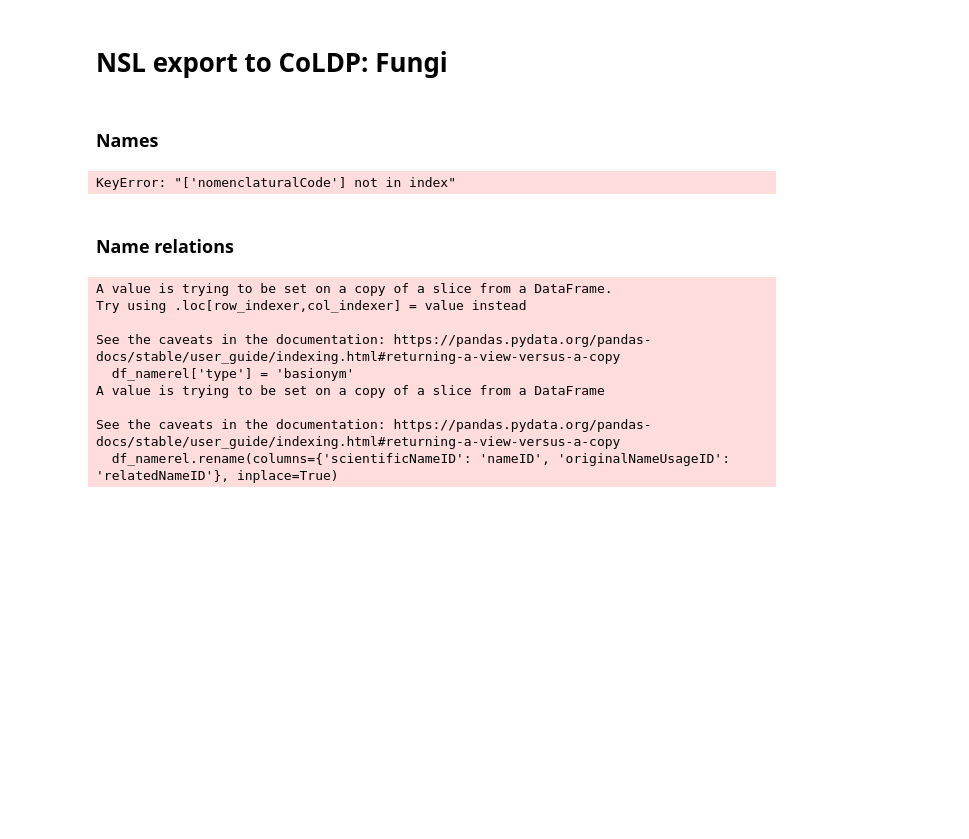
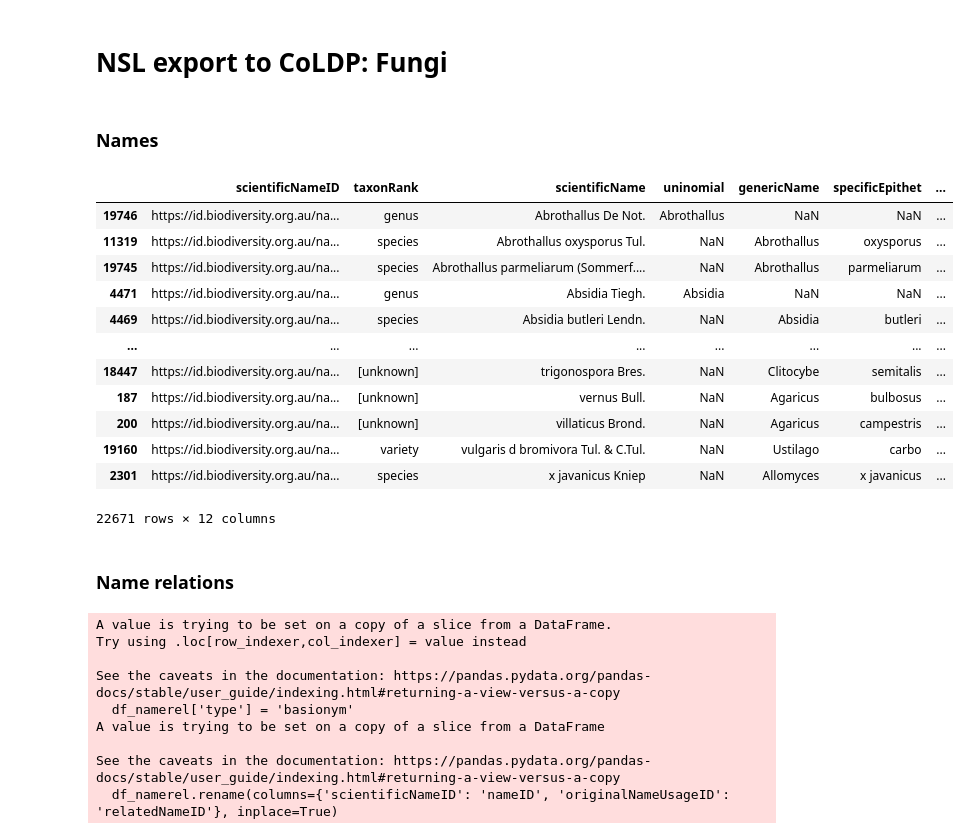
Before and after one commit to nielsklazenga/nsl_export_to_coldp, a Jupyter notebook: nsl_fungi.ipynb, the cells around one changed output. Saved outputs shown, nothing was run; the diff lists cells and outputs as text; code cells hidden in the pictures; blank space fills up the shorter version.

Commit message:
chnage nomenclaturalCode to code in name.tsv

```diff
--- a/nsl_fungi.ipynb
+++ b/nsl_fungi.ipynb
@@ -114,35 +114,47 @@ for index, row in df5.iterrows():
         uninomial = row['genericName']
         generic_name = np.NaN
 
     uninomials.append(uninomial)
     generic_names.append(generic_name)
 
 df5['taxonRank'] = taxon_ranks
 df5['genericName'] = generic_names
 df5['uninomial'] = uninomials
 
 # Add nomenclaturalCode; 'ICN' in GBIF vocab. but 'botanical' in CoLDP
 df5['code'] = 'botanical'
 
 df5 = df5[[
     'scientificNameID',
     'taxonRank',
     'scientificName',
     'uninomial',
     'genericName',
     'specificEpithet',
     'infraspecificEpithet',
     'scientificNameAuthorship',
-    'nomenclaturalCode',
+    'code',
     'nomenclaturalStatus',
     'originalNameUsageID',
     'originalNameUsage'
   ]]
 
 df_nam = df5
 df5
 # %% [output]
+|  | scientificNameID | taxonRank | scientificName | uninomial | genericName | specificEpithet | ... |
+| 19746 | https://id.biodiversity.org.au/na... | genus | Abrothallus De Not. | Abrothallus | NaN | NaN | ... |
+| 11319 | https://id.biodiversity.org.au/na... | species | Abrothallus oxysporus Tul. | NaN | Abrothallus | oxysporus | ... |
+| 19745 | https://id.biodiversity.org.au/na... | species | Abrothallus parmeliarum (Sommerf.... | NaN | Abrothallus | parmeliarum | ... |
+| 4471 | https://id.biodiversity.org.au/na... | genus | Absidia Tiegh. | Absidia | NaN | NaN | ... |
+| 4469 | https://id.biodiversity.org.au/na... | species | Absidia butleri Lendn. | NaN | Absidia | butleri | ... |
+| ... | ... | ... | ... | ... | ... | ... | ... |
+| 18447 | https://id.biodiversity.org.au/na... | [unknown] | trigonospora Bres. | NaN | Clitocybe | semitalis | ... |
+| 187 | https://id.biodiversity.org.au/na... | [unknown] | vernus Bull. | NaN | Agaricus | bulbosus | ... |
+| 200 | https://id.biodiversity.org.au/na... | [unknown] | villaticus Brond. | NaN | Agaricus | campestris | ... |
+| 19160 | https://id.biodiversity.org.au/na... | variety | vulgaris d bromivora Tul. & C.Tul. | NaN | Ustilago | carbo | ... |
+| 2301 | https://id.biodiversity.org.au/na... | species | x javanicus Kniep | NaN | Allomyces | x javanicus | ... |
-KeyError: "['nomenclaturalCode'] not in index"
+22671 rows × 12 columns
 # %% [markdown]
 ### Name relations
 # %%
```
Also changed, not shown: 2 other files.
